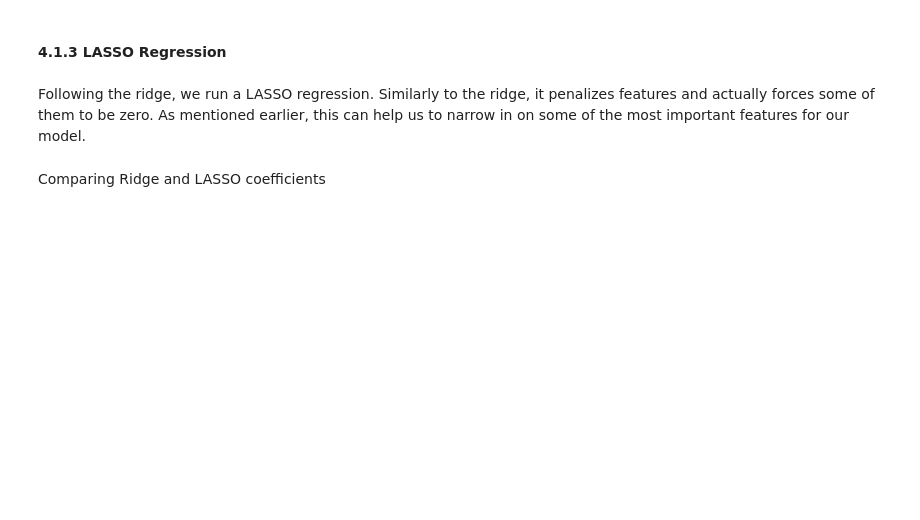
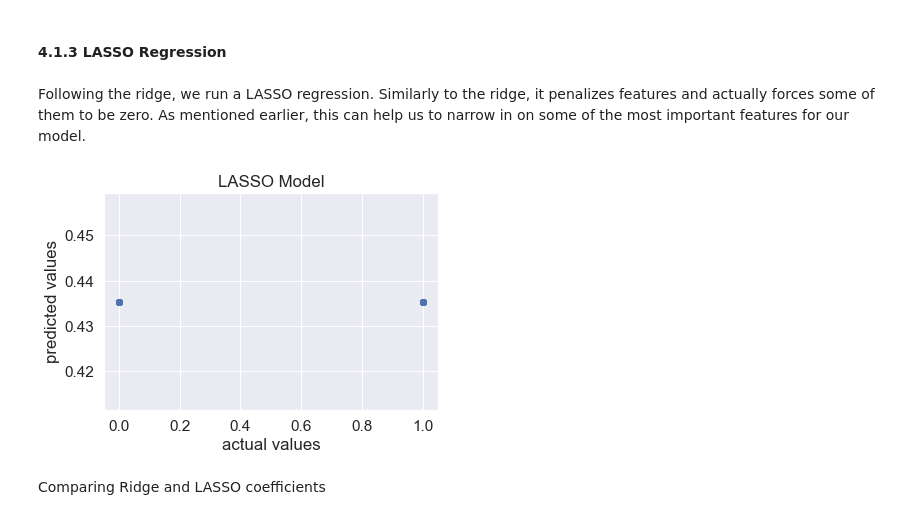
Before and after one commit to shrutibathia/CSS_Project2_Team2_Fall2020, a Jupyter notebook: Project2.ipynb, the cells around one changed output. Saved outputs shown, nothing was run; the diff lists cells and outputs as text; code cells hidden in the pictures; blank space fills up the shorter version.

```diff
--- a/Project2.ipynb
+++ b/Project2.ipynb
@@ -319,19 +342,21 @@ Following the ridge, we run a LASSO regression. Similarly to the ridge, it penal
 # %%
 # create and fit the model
 lasso_reg = Lasso(max_iter=10000)
 
-lasso_model = lasso_reg.fit(X_train, y_train)
+lasso_model = lasso_reg.fit(X_train.drop('CountyFIPS', axis=1), y_train)
 lasso_reg_data = pd.DataFrame([lasso_model.coef_, X.columns]).T
 lasso_reg_data.columns = ['Coefficient', 'Feature']
 
 # use the model to make predictions
-lasso_pred = lasso_model.predict(X_validate)
+lasso_pred = lasso_model.predict(X_validate.drop('CountyFIPS', axis=1))
 
 # plot the predictions
 plt.scatter(y_validate, lasso_pred)
 plt.title('LASSO Model')
 plt.xlabel('actual values')
 plt.ylabel('predicted values')
 plt.show()
+# %% [output]
+[figure, added]
 # %% [markdown]
 Comparing Ridge and LASSO coefficients
```
Also changed, not shown: parts of 20 cells of this notebook.
